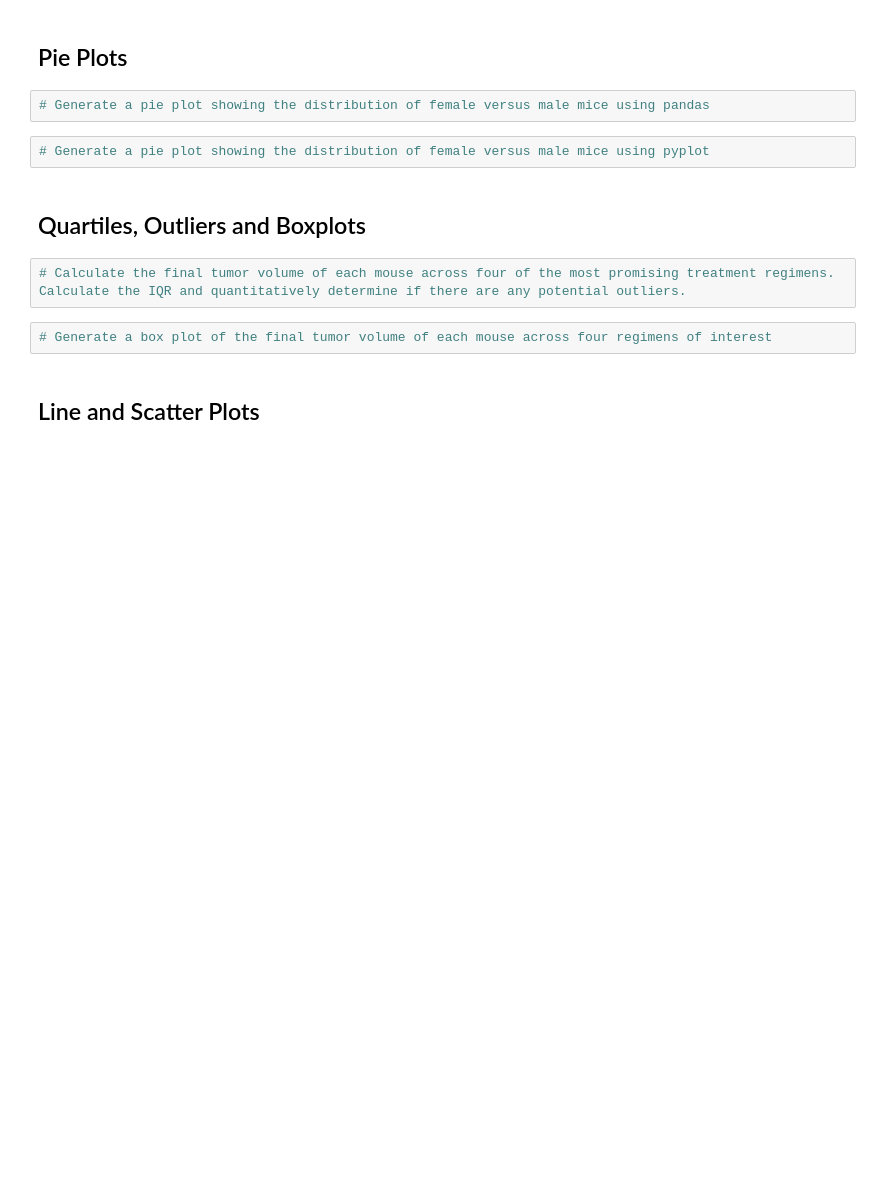
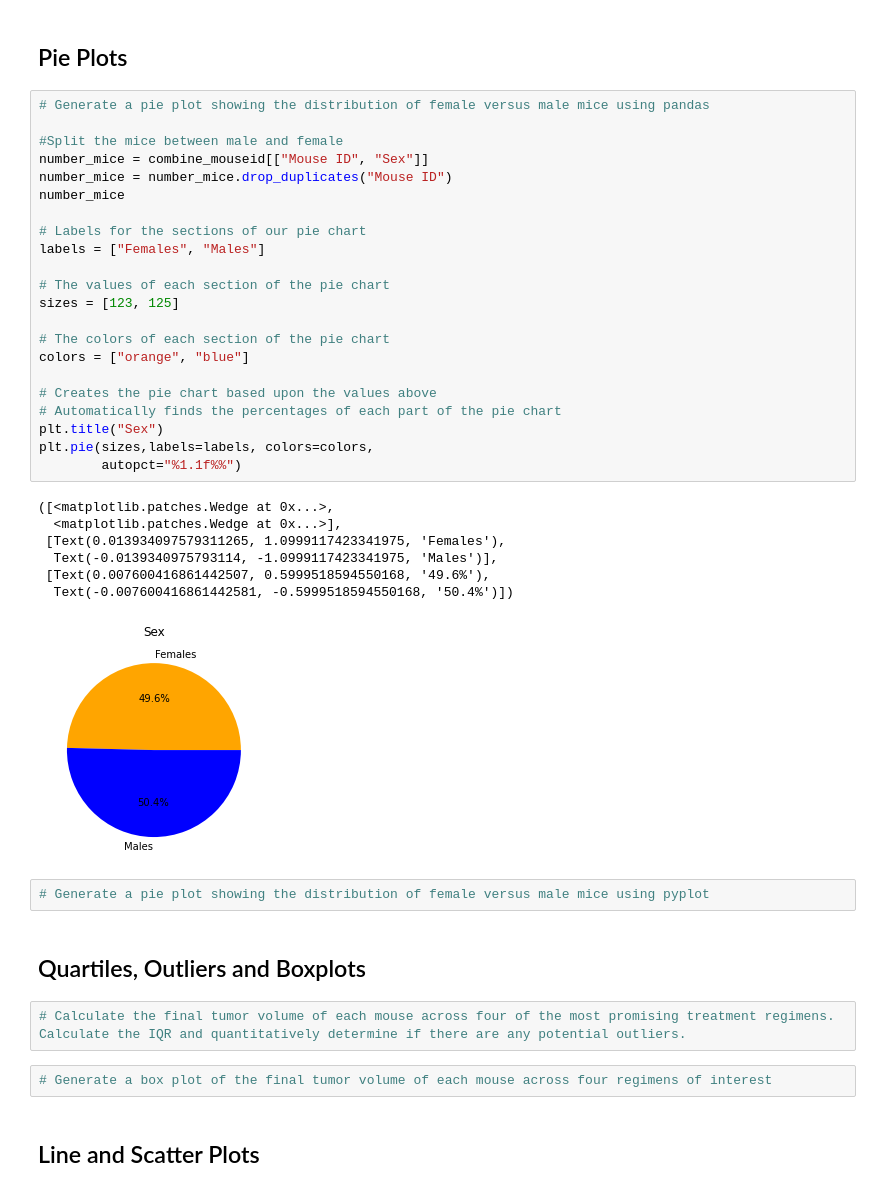
Before and after one commit to amitpatel02-atl/matplotlib-challenge, a Jupyter notebook: pymaceuticals_starter.ipynb, the cells around one changed output. Cells and saved outputs as stored; diff of their text form; blank space fills up the shorter version.

```diff
--- a/pymaceuticals_starter.ipynb
+++ b/pymaceuticals_starter.ipynb
@@ -71,7 +175,35 @@ memory usage: 133.1+ KB
 # %% [markdown]
 ## Pie Plots
-# %%
-# Generate a pie plot showing the distribution of female versus male mice using pandas
+# %%
+# Generate a pie plot showing the distribution of female versus male mice using pandas
+
+#Split the mice between male and female
+number_mice = combine_mouseid[["Mouse ID", "Sex"]]
+number_mice = number_mice.drop_duplicates("Mouse ID")
+number_mice
+
+# Labels for the sections of our pie chart
+labels = ["Females", "Males"]
+
+# The values of each section of the pie chart
+sizes = [123, 125]
+
+# The colors of each section of the pie chart
+colors = ["orange", "blue"]
+
+# Creates the pie chart based upon the values above
+# Automatically finds the percentages of each part of the pie chart
+plt.title("Sex")
+plt.pie(sizes,labels=labels, colors=colors,
+        autopct="%1.1f%%")
+# %% [output]
+([<matplotlib.patches.Wedge at 0x...>,
+  <matplotlib.patches.Wedge at 0x...>],
+ [Text(0.013934097579311265, 1.0999117423341975, 'Females'),
+  Text(-0.0139340975793114, -1.0999117423341975, 'Males')],
+ [Text(0.007600416861442507, 0.5999518594550168, '49.6%'),
+  Text(-0.007600416861442581, -0.5999518594550168, '50.4%')])
+[figure, added]
 # %%
 # Generate a pie plot showing the distribution of female versus male mice using pyplot
 # %% [markdown]
```
Also changed, not shown: parts of 17 cells of this notebook.
